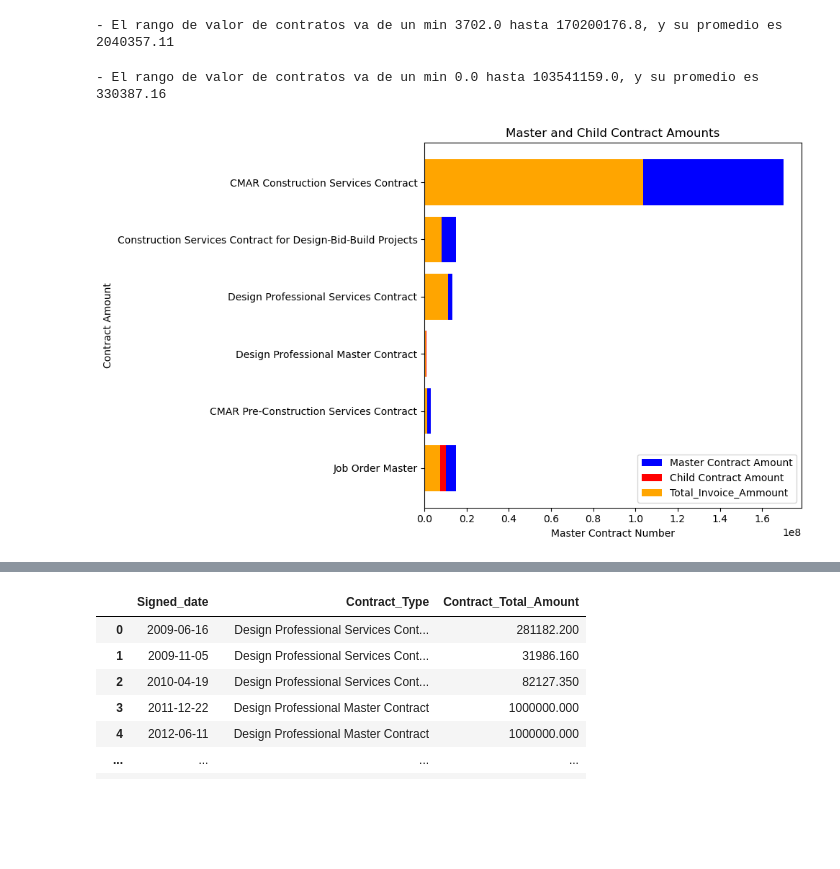
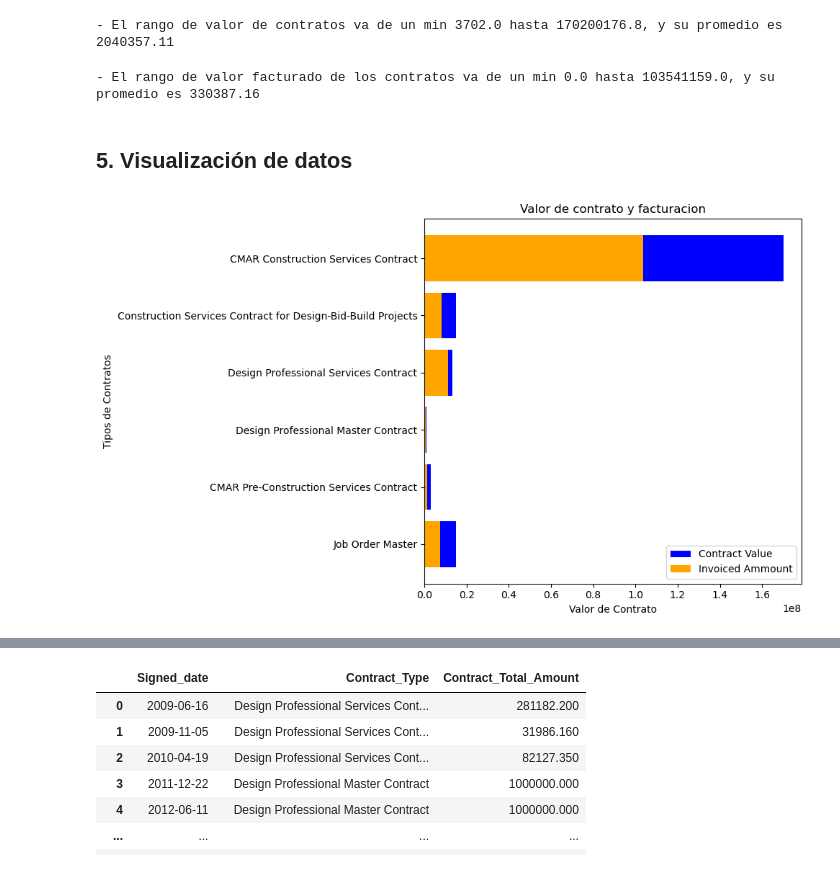
Before and after one commit to kromero4708/Analisis_de_Contratos, a Jupyter notebook: SRC/Proyecto_EDA.ipynb, the cells around one changed output, grey strips where cells are left out. Drawn from its saved outputs; the diff is of its cells as text; code cells hidden in the pictures; blank space fills up the shorter version.

```diff
--- a/SRC/Proyecto_EDA.ipynb
+++ b/SRC/Proyecto_EDA.ipynb
@@ -311,28 +313,30 @@ print("- El rango de valor de contratos va de un min {0} hasta {1}, y su promedi
 - El rango de valor de contratos va de un min 3702.0 hasta 170200176.8, y su promedio es 2040357.11
 # %%
 # Valor de Facturas
-print("- El rango de valor de contratos va de un min {0} hasta {1}, y su promedio es {2}".format(df.Total_Invoice_Ammount.unique().min(),
+print("- El rango de valor facturado de los contratos va de un min {0} hasta {1}, y su promedio es {2}".format(df.Total_Invoice_Ammount.unique().min(),
                                                                                       df.Total_Invoice_Ammount.unique().max(),
                                                                  np.round(pd.to_numeric(df.Total_Invoice_Ammount).mean(), 2)))
 # %% [output]
-- El rango de valor de contratos va de un min 0.0 hasta 103541159.0, y su promedio es 330387.16
+- El rango de valor facturado de los contratos va de un min 0.0 hasta 103541159.0, y su promedio es 330387.16
+# %% [markdown]
+## 5. Visualización de datos
 # %%
-# Create a bar graph with master contract and child contract amounts
+
 plt.figure(figsize=(10, 6))
 
-# Plot master contract amounts
-plt.barh(df["Contract_Type"], df["Contract_Total_Amount"], label="Master Contract Amount", color="blue")
-plt.barh(df["Contract_Type"], df["Child Contract Amounts"], label="Child Contract Amount", color="red")
-# Plot child contract amounts on top of master contract amounts
-plt.barh(df["Contract_Type"], df["Total_Invoice_Ammount"], label="Total_Invoice_Ammount", color="orange")
+# Plot total contract ammount
+plt.barh(df["Contract_Type"], df["Contract_Total_Amount"], label="Contract Value", color="blue")
+
+# Plot contract invoiced ammount
+plt.barh(df["Contract_Type"], df["Total_Invoice_Ammount"], label="Invoiced Ammount", color="orange")
 
 
 
-plt.xlabel("Master Contract Number")
-plt.ylabel("Contract Amount")
-plt.title("Master and Child Contract Amounts")
+plt.xlabel("Valor de Contrato")
+plt.ylabel("Tipos de Contratos")
+plt.title("Valor de contrato y facturacion")
 plt.legend()
 plt.tight_layout()
 plt.show()
 # %% [output]
-[figure, old version]
+[figure, new version]
```
Also changed, not shown: parts of 43 cells of this notebook, 1 other file.
